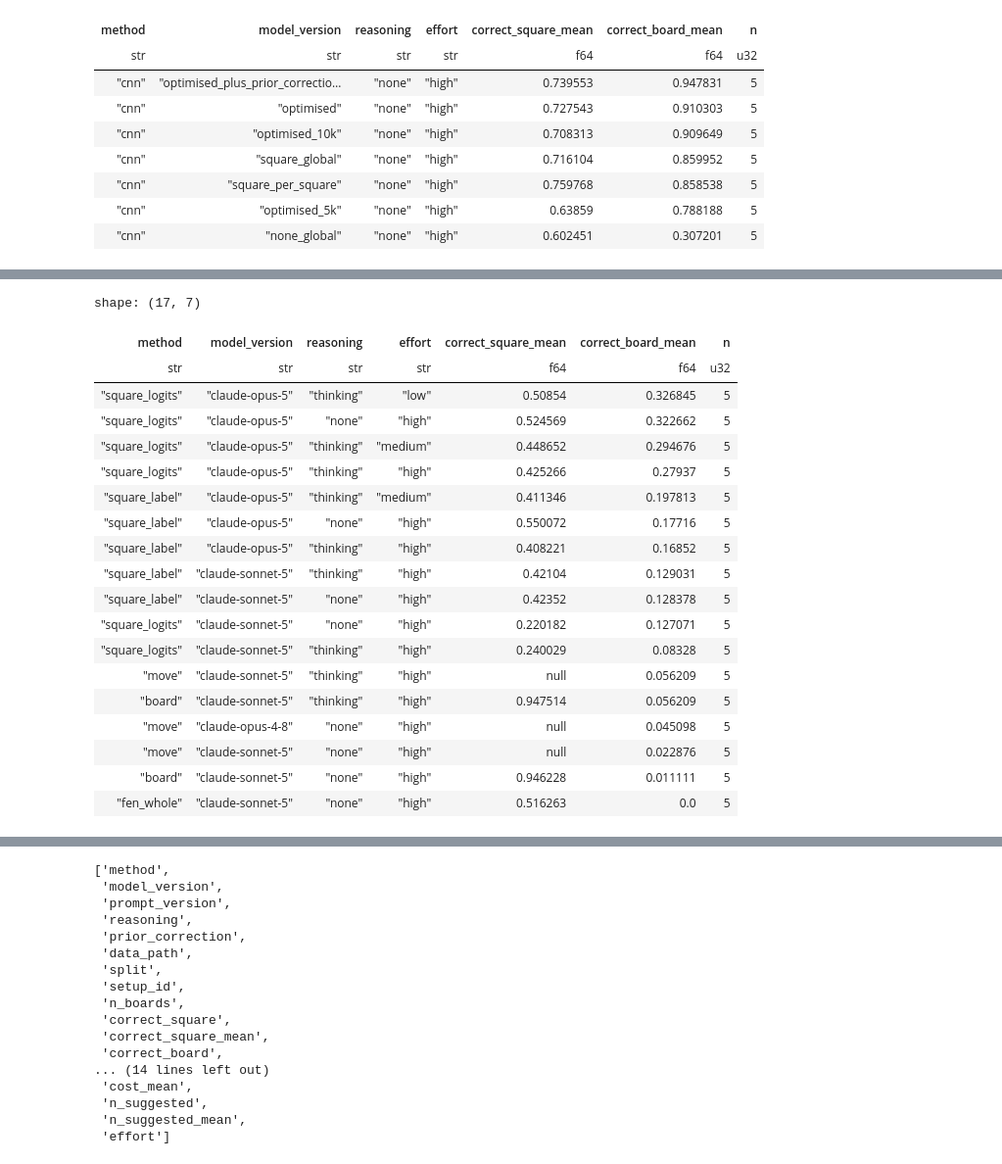
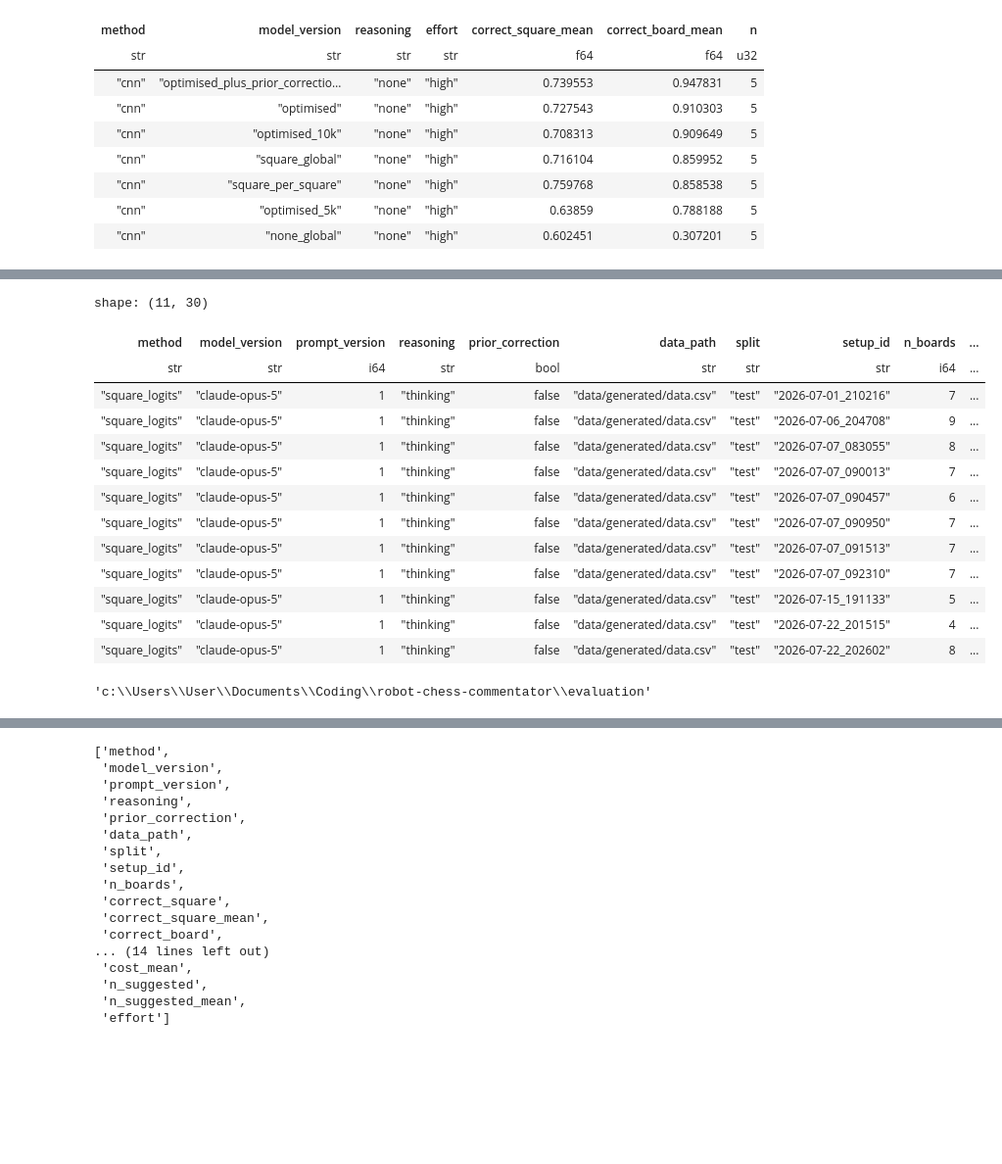
Before and after one commit to felixfabricius/robot-chess-commentator, a Jupyter notebook: evaluation/eval.ipynb, the cells around one changed output, grey strips where cells are left out. Shown at 98% size. Drawn from its saved outputs; the diff is of its cells as text; code cells hidden in the pictures; blank space fills up the shorter version.

```diff
--- a/evaluation/eval.ipynb
+++ b/evaluation/eval.ipynb
@@ -53,17 +79,31 @@ reasoning_enabled_map = {
         pl.len().alias("n")
     )
     .sort("correct_board_mean", descending=True)
-    .filter(~pl.col("method").ne("cnn"), pl.col("model_version").ne("claude-opus-4-8"))
+    .group_by("method", "model_version", "reasoning")
+    .agg(
+        pl.col("correct_square_mean").first(),
+        pl.col("correct_board_mean").first(),
+        pl.col("effort").first()
+    )
+    .filter(~pl.col("method").is_in(["cnn", "fen_whole"]), pl.col("model_version").ne("claude-opus-4-8"))
     .select(
-        pl.col("model_version").map_dict(model_version_map).alias("Model version"),
-        pl.col("method").str.starts_with("square").map_dict({True: "yes", False: "no"}).alias("Classify squares first?"),
-        pl.col("method").alias("Prompt version"),
-        pl.col("reasoning").map_dict(reasoning_enabled_map).alias("Reasoning enabled?")
-        pl.col("effort").alias("Reasoning effort"),
-        pl.col("correct_board_mean").alias("Move Accuracy"),
-        pl.col("correct_square_mean").alias("Square Accuracy")
+        pl.col("model_version").replace_strict(model_version_map).alias("model version"),
+        pl.col("method").str.starts_with("square").replace_strict({True: "yes", False: "no"}).alias("classify squares first?"),
+        pl.col("method").alias("prompt version"),
+        pl.when(pl.col("reasoning").eq("thinking"))
+        .then(pl.col("effort").replace_strict({"low": "yes (low effort)", "medium": "yes (medium effort)", "high": "yes (high effort)"}))
+        .otherwise(pl.lit("no"))
+        .alias("reasoning enabled?"),
+        pl.col("correct_board_mean").alias("move accuracy"),
+        pl.col("correct_square_mean").alias("square accuracy")
     )
-)
+    .with_columns(
+        pl.when(pl.col("classify squares first?").eq("no"))
+        .then(pl.lit(None))
+        .otherwise(pl.col("square accuracy"))
+        .alias("square accuracy")
+    )
+).write_csv("claude_results.csv")
 
 # How to turn this into an actual table I can show in the blog post?
 # Columns need to be renamed
@@ -73,24 +113,25 @@ reasoning_enabled_map = {
 # Values need to be renamed:
     # claude-opus-5 -> Opus 5
     # correct
-# %% [output]
-shape: (17, 7)
-| method | model_version | reasoning | effort | correct_square_mean | correct_board_mean | n |
-| str | str | str | str | f64 | f64 | u32 |
-| "square_logits" | "claude-opus-5" | "thinking" | "low" | 0.50854 | 0.326845 | 5 |
-| "square_logits" | "claude-opus-5" | "none" | "high" | 0.524569 | 0.322662 | 5 |
-| "square_logits" | "claude-opus-5" | "thinking" | "medium" | 0.448652 | 0.294676 | 5 |
-| "square_logits" | "claude-opus-5" | "thinking" | "high" | 0.425266 | 0.27937 | 5 |
-| "square_label" | "claude-opus-5" | "thinking" | "medium" | 0.411346 | 0.197813 | 5 |
-| "square_label" | "claude-opus-5" | "none" | "high" | 0.550072 | 0.17716 | 5 |
-| "square_label" | "claude-opus-5" | "thinking" | "high" | 0.408221 | 0.16852 | 5 |
-| "square_label" | "claude-sonnet-5" | "thinking" | "high" | 0.42104 | 0.129031 | 5 |
-| "square_label" | "claude-sonnet-5" | "none" | "high" | 0.42352 | 0.128378 | 5 |
-| "square_logits" | "claude-sonnet-5" | "none" | "high" | 0.220182 | 0.127071 | 5 |
-| "square_logits" | "claude-sonnet-5" | "thinking" | "high" | 0.240029 | 0.08328 | 5 |
-| "move" | "claude-sonnet-5" | "thinking" | "high" | null | 0.056209 | 5 |
-| "board" | "claude-sonnet-5" | "thinking" | "high" | 0.947514 | 0.056209 | 5 |
-| "move" | "claude-opus-4-8" | "none" | "high" | null | 0.045098 | 5 |
-| "move" | "claude-sonnet-5" | "none" | "high" | null | 0.022876 | 5 |
-| "board" | "claude-sonnet-5" | "none" | "high" | 0.946228 | 0.011111 | 5 |
-| "fen_whole" | "claude-sonnet-5" | "none" | "high" | 0.516263 | 0.0 | 5 |
+# %%
+df.filter(pl.col("model_version").eq("claude-opus-5"), pl.col("split").eq("test"))
+# %% [output]
+shape: (11, 30)
+| method | model_version | prompt_version | reasoning | prior_correction | data_path | split | setup_id | n_boards | ... |
+| str | str | i64 | str | bool | str | str | str | i64 | ... |
+| "square_logits" | "claude-opus-5" | 1 | "thinking" | false | "data/generated/data.csv" | "test" | "2026-07-01_210216" | 7 | ... |
+| "square_logits" | "claude-opus-5" | 1 | "thinking" | false | "data/generated/data.csv" | "test" | "2026-07-06_204708" | 9 | ... |
+| "square_logits" | "claude-opus-5" | 1 | "thinking" | false | "data/generated/data.csv" | "test" | "2026-07-07_083055" | 8 | ... |
+| "square_logits" | "claude-opus-5" | 1 | "thinking" | false | "data/generated/data.csv" | "test" | "2026-07-07_090013" | 7 | ... |
+| "square_logits" | "claude-opus-5" | 1 | "thinking" | false | "data/generated/data.csv" | "test" | "2026-07-07_090457" | 6 | ... |
+| "square_logits" | "claude-opus-5" | 1 | "thinking" | false | "data/generated/data.csv" | "test" | "2026-07-07_090950" | 7 | ... |
+| "square_logits" | "claude-opus-5" | 1 | "thinking" | false | "data/generated/data.csv" | "test" | "2026-07-07_091513" | 7 | ... |
+| "square_logits" | "claude-opus-5" | 1 | "thinking" | false | "data/generated/data.csv" | "test" | "2026-07-07_092310" | 7 | ... |
+| "square_logits" | "claude-opus-5" | 1 | "thinking" | false | "data/generated/data.csv" | "test" | "2026-07-15_191133" | 5 | ... |
+| "square_logits" | "claude-opus-5" | 1 | "thinking" | false | "data/generated/data.csv" | "test" | "2026-07-22_201515" | 4 | ... |
+| "square_logits" | "claude-opus-5" | 1 | "thinking" | false | "data/generated/data.csv" | "test" | "2026-07-22_202602" | 8 | ... |
+# %%
+import os
+os.getcwd()
+# %% [output]
+'c:\\Users\\User\\Documents\\Coding\\robot-chess-commentator\\evaluation'
```
Also changed, not shown: parts of 2 cells of this notebook, 13 other files.
